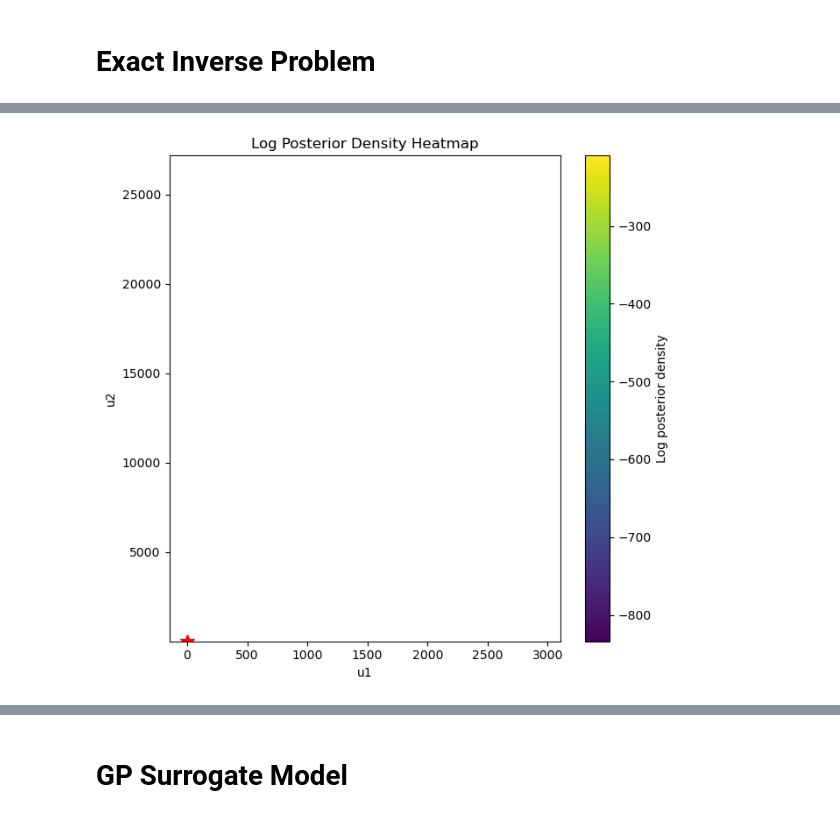
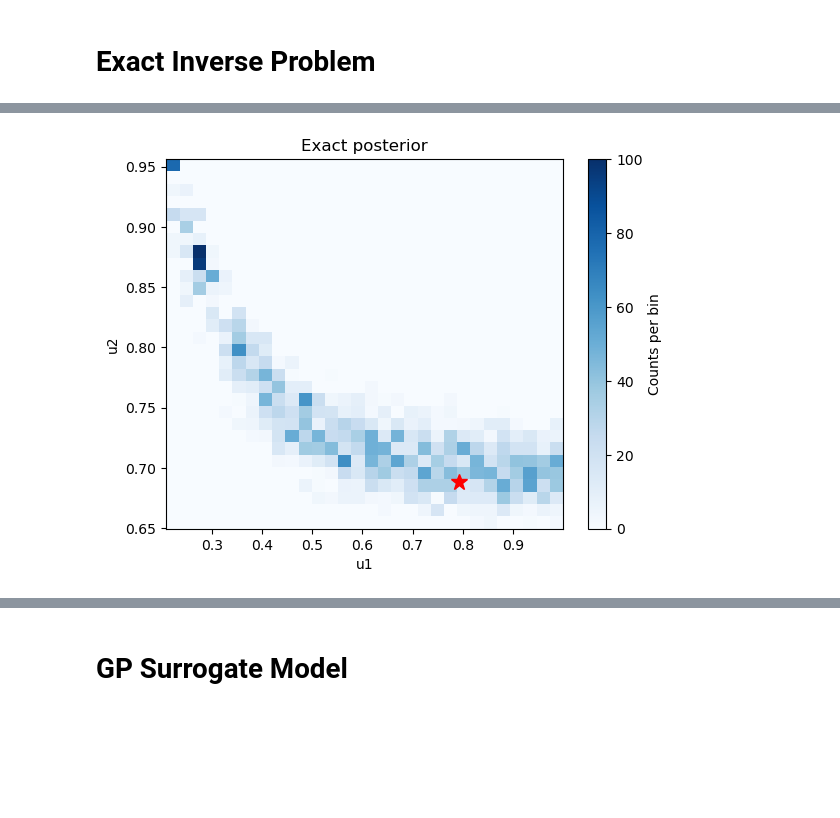
Before and after one commit to arob5/Bayesian-inference-with-surrogates, a Jupyter notebook: experiments/vsem/vsem_experiment.ipynb, the cells around one changed output, grey strips where cells are left out. Cells and saved outputs as stored; diff of their text form; code cells hidden in the pictures; blank space fills up the shorter version.

```diff
--- a/experiments/vsem/vsem_experiment.ipynb
+++ b/experiments/vsem/vsem_experiment.ipynb
@@ -50,11 +40,10 @@ log_post_grid = np.vectorize(log_post_pdf)(U1_grid, U2_grid)
-# %%
-plt.figure(figsize=(7.2, 7.2))
-pcm = plt.pcolormesh(U1_grid, U2_grid, log_post_grid, shading='auto', cmap='viridis')
-plt.plot(*likelihood.par_true, "*", color="red", markersize=12)
-plt.title("Log Posterior Density Heatmap")
-plt.xlabel("u1")
-plt.ylabel("u2")
-plt.colorbar(pcm, label="Log posterior density")
-plt.show()
-# %% [output]
-[figure, removed]
+# %%
+plt.hist2d(samp[:,0], samp[:,1], bins=30, cmap='Blues')
+plt.plot(*likelihood.par_true, "*", color="red", markersize=12)
+plt.colorbar(label='Counts per bin')
+plt.xlabel('u1')
+plt.ylabel('u2')
+plt.title('Exact posterior')
+plt.show()
+# %% [output]
+[figure, added]
```
Also changed, not shown: parts of 20 cells of this notebook.
